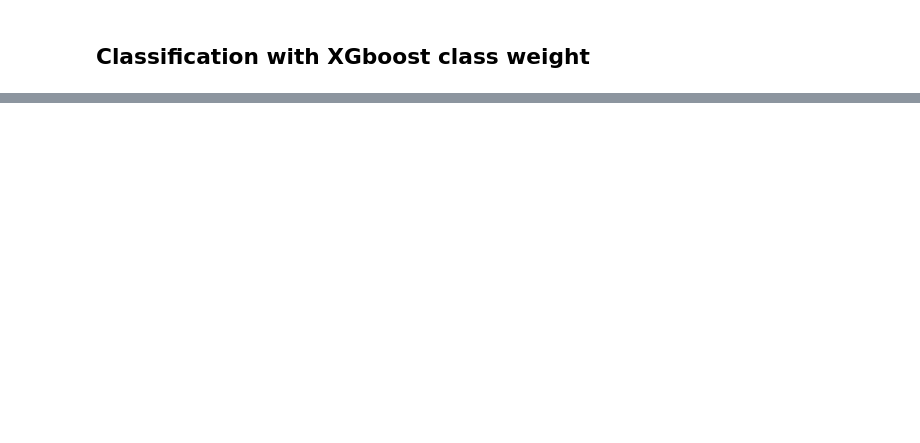
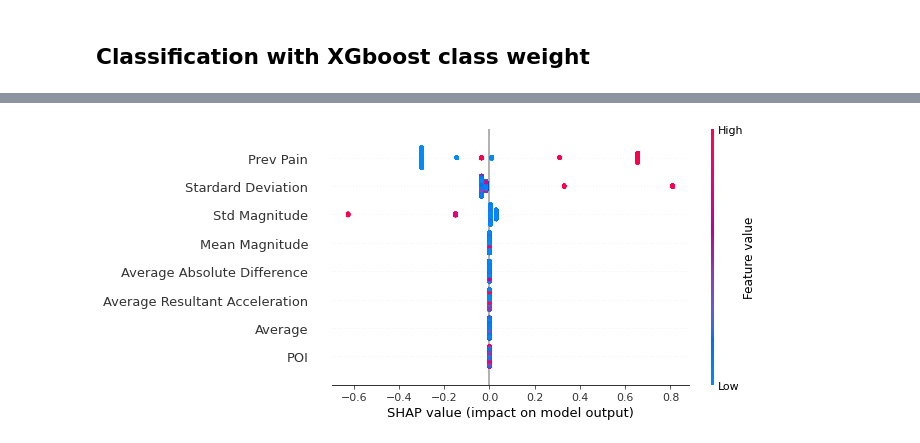
Before and after one commit to jessicasena/DA-healthy2patient, a Jupyter notebook: process_clinical_data/ICASSP_classification.ipynb, the cells around one changed output, grey strips where cells are left out. Cells and saved outputs as stored; diff of their text form; code cells hidden in the pictures; blank space fills up the shorter version.

```diff
--- a/process_clinical_data/ICASSP_classification.ipynb
+++ b/process_clinical_data/ICASSP_classification.ipynb
@@ -805,0 +857,4 @@ f1-score: 52.83 ± 35.87
+# %%
+shap.plots.beeswarm(shap_values)
+# %% [output]
+[figure, added]
```
Also changed, not shown: parts of 15 cells of this notebook, 22 other files.
